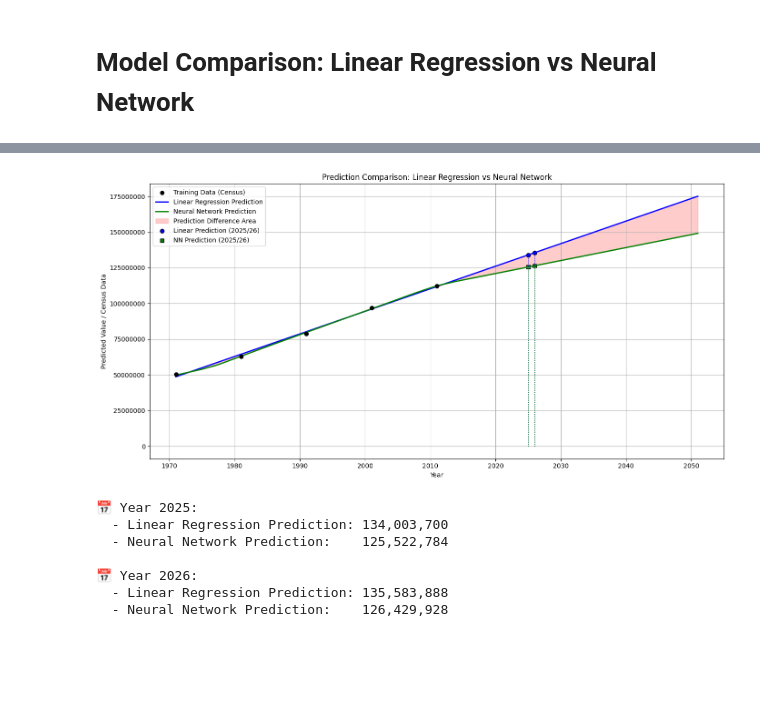
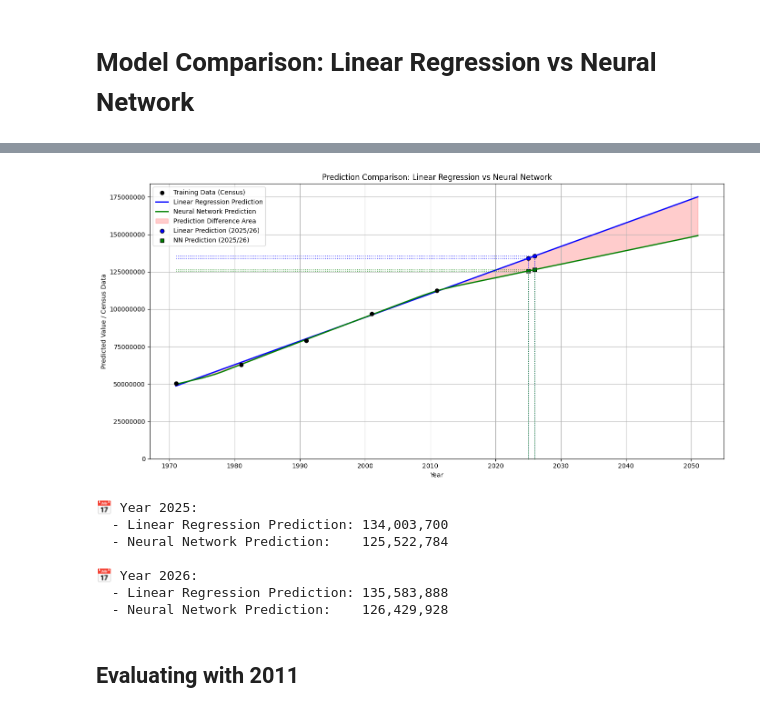
Before and after one commit to MrSaltyFish/census-data-analytics, a Jupyter notebook: Maharashtra_Comparison.ipynb, the cells around one changed output, grey strips where cells are left out. Cells and saved outputs as stored; diff of their text form; code cells hidden in the pictures; blank space fills up the shorter version.

```diff
--- a/Maharashtra_Comparison.ipynb
+++ b/Maharashtra_Comparison.ipynb
@@ -1087,10 +1087,26 @@ plt.scatter(years_interest, linear_pred_interest, color='blue', edgecolor='black
 plt.scatter(years_interest, nn_pred_interest, color='green', edgecolor='black',
             s=40, marker='s', label='NN Prediction (2025/26)')
 
-# 5. Dotted vertical lines from points down to x-axis
-for i in range(len(years_interest)):
-    plt.vlines(x=years_interest[i], ymin=0, ymax=linear_pred_interest[i], colors='blue', linestyles='dotted', linewidth=1)
-    plt.vlines(x=years_interest[i], ymin=0, ymax=nn_pred_interest[i], colors='green', linestyles='dotted', linewidth=1)
+# 5. Dotted vertical and horizontal lines from points to axes
+min_year = x_test.min()
+linear_pred_interest_flat = linear_pred_interest.flatten()
+nn_pred_interest_flat = nn_pred_interest.flatten()
+years_interest_flat = years_interest.flatten()
+
+for i in range(len(years_interest_flat)):
+    # Linear Regression
+    plt.vlines(x=years_interest_flat[i], ymin=0, ymax=linear_pred_interest_flat[i],
+               colors='blue', linestyles='dotted', linewidth=1, zorder=4)
+    plt.hlines(y=linear_pred_interest_flat[i], xmin=min_year, xmax=years_interest_flat[i],
+               colors='blue', linestyles='dotted', linewidth=1, zorder=4)
+
+    # Neural Network
+    plt.vlines(x=years_interest_flat[i], ymin=0, ymax=nn_pred_interest_flat[i],
+               colors='green', linestyles='dotted', linewidth=1, zorder=4)
+    plt.hlines(y=nn_pred_interest_flat[i], xmin=min_year, xmax=years_interest_flat[i],
+               colors='green', linestyles='dotted', linewidth=1, zorder=4)
+
+
 
 # === Plot settings ===
 plt.title('Prediction Comparison: Linear Regression vs Neural Network')
@@ -1098,6 +1114,12 @@ plt.xlabel('Year')
 plt.ylabel('Predicted Value / Census Data')
 
 plt.ticklabel_format(style='plain', axis='y')  # disable scientific notation on y-axis
+
+# === Force axes to match full prediction range ===
+y_min = 0
+y_max = max(y_linear.max(), y_nn.max(), y_train.max()) * 1.05  # 5% headroom
+plt.ylim(y_min, y_max)
+# plt.xlim(x_test.min(), x_test.max())
 
 plt.legend()
 plt.grid(True)
@@ -1115,4 +1137,4 @@ for i, year in enumerate([2025, 2026]):
-[figure, old version]
+[figure, new version]
 📅 Year 2025:
   - Linear Regression Prediction: 134,003,700
   - Neural Network Prediction:    125,522,784
@@ -1120,3 +1142,5 @@ for i, year in enumerate([2025, 2026]):
 📅 Year 2026:
   - Linear Regression Prediction: 135,583,888
   - Neural Network Prediction:    126,429,928
+# %% [markdown]
+## Evaluating with 2011
```
Also changed, not shown: parts of 8 cells of this notebook.
